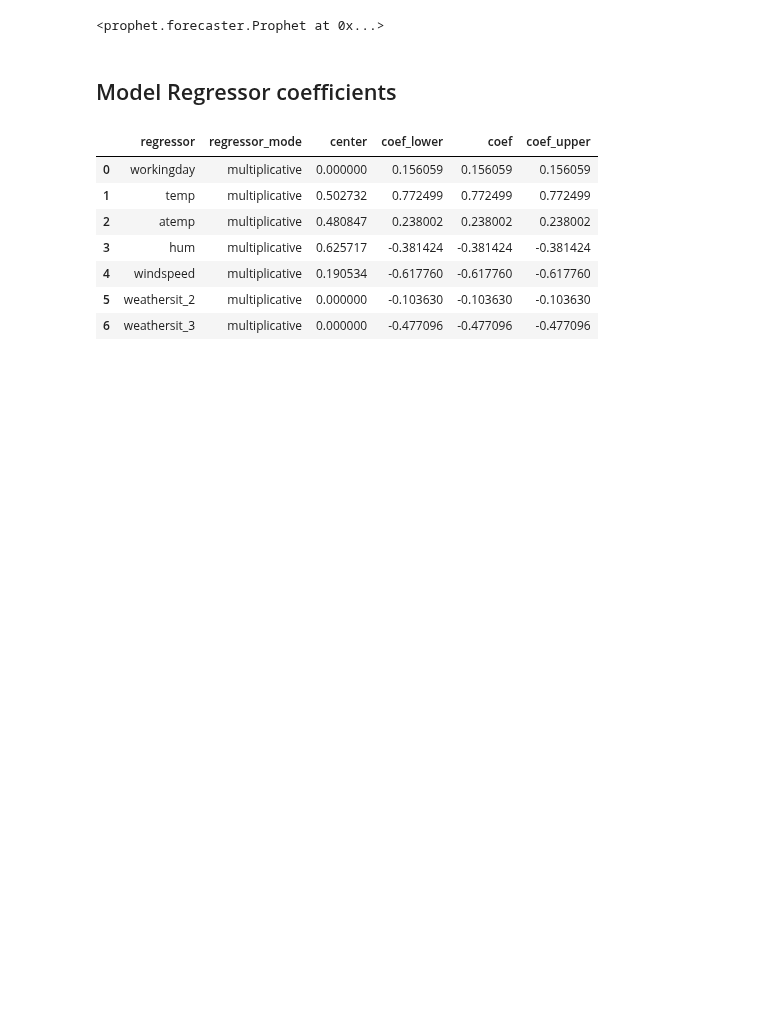
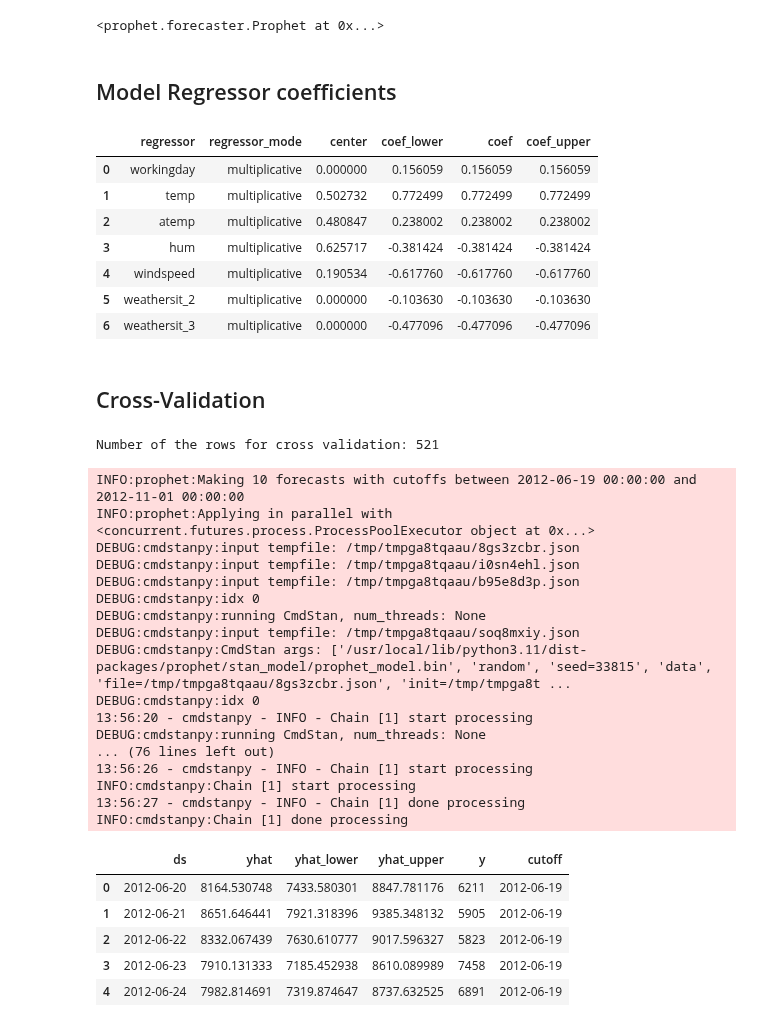
Before and after one commit to rizaho/ml_for_financial_analysis, a Jupyter notebook: 201_4_FACEBOOK_PROPHET.ipynb, the cells around one changed output. Drawn from its saved outputs; the diff is of its cells as text; code cells hidden in the pictures; blank space fills up the shorter version.

```diff
--- a/201_4_FACEBOOK_PROPHET.ipynb
+++ b/201_4_FACEBOOK_PROPHET.ipynb
@@ -402,3 +404,42 @@ regressor_coefficients(m)
 | 4 | windspeed | multiplicative | 0.190534 | -0.617760 | -0.617760 | -0.617760 |
 | 5 | weathersit_2 | multiplicative | 0.000000 | -0.103630 | -0.103630 | -0.103630 |
 | 6 | weathersit_3 | multiplicative | 0.000000 | -0.477096 | -0.477096 | -0.477096 |
+# %% [markdown]
+## Cross-Validation
+# %%
+print(f"Number of the rows for cross validation: {df.shape[0] - 180}")
+# %% [output]
+Number of the rows for cross validation: 521
+# %%
+df_cv = cross_validation(
+    model = m,
+    period = "15 days",
+    initial = "521 days",
+    horizon = "30 days", # test data length. We will predict for the next 15 days.
+    parallel = "processes")
+
+df_cv.head()
+# %% [output]
+INFO:prophet:Making 10 forecasts with cutoffs between 2012-06-19 00:00:00 and 2012-11-01 00:00:00
+INFO:prophet:Applying in parallel with <concurrent.futures.process.ProcessPoolExecutor object at 0x...>
+DEBUG:cmdstanpy:input tempfile: /tmp/tmpga8tqaau/8gs3zcbr.json
+DEBUG:cmdstanpy:input tempfile: /tmp/tmpga8tqaau/i0sn4ehl.json
+DEBUG:cmdstanpy:input tempfile: /tmp/tmpga8tqaau/b95e8d3p.json
+DEBUG:cmdstanpy:idx 0
+DEBUG:cmdstanpy:running CmdStan, num_threads: None
+DEBUG:cmdstanpy:input tempfile: /tmp/tmpga8tqaau/soq8mxiy.json
+DEBUG:cmdstanpy:CmdStan args: ['/usr/local/lib/python3.11/dist-packages/prophet/stan_model/prophet_model.bin', 'random', 'seed=33815', 'data', 'file=/tmp/tmpga8tqaau/8gs3zcbr.json', 'init=/tmp/tmpga8t ...
+DEBUG:cmdstanpy:idx 0
+13:56:20 - cmdstanpy - INFO - Chain [1] start processing
+DEBUG:cmdstanpy:running CmdStan, num_threads: None
+... (76 lines left out)
+13:56:26 - cmdstanpy - INFO - Chain [1] start processing
+INFO:cmdstanpy:Chain [1] start processing
+13:56:27 - cmdstanpy - INFO - Chain [1] done processing
+INFO:cmdstanpy:Chain [1] done processing
+|  | ds | yhat | yhat_lower | yhat_upper | y | cutoff |
+| 0 | 2012-06-20 | 8164.530748 | 7433.580301 | 8847.781176 | 6211 | 2012-06-19 |
+| 1 | 2012-06-21 | 8651.646441 | 7921.318396 | 9385.348132 | 5905 | 2012-06-19 |
+| 2 | 2012-06-22 | 8332.067439 | 7630.610777 | 9017.596327 | 5823 | 2012-06-19 |
+| 3 | 2012-06-23 | 7910.131333 | 7185.452938 | 8610.089989 | 7458 | 2012-06-19 |
+| 4 | 2012-06-24 | 7982.814691 | 7319.874647 | 8737.632525 | 6891 | 2012-06-19 |
```
Also changed, not shown: parts of 11 cells of this notebook.
